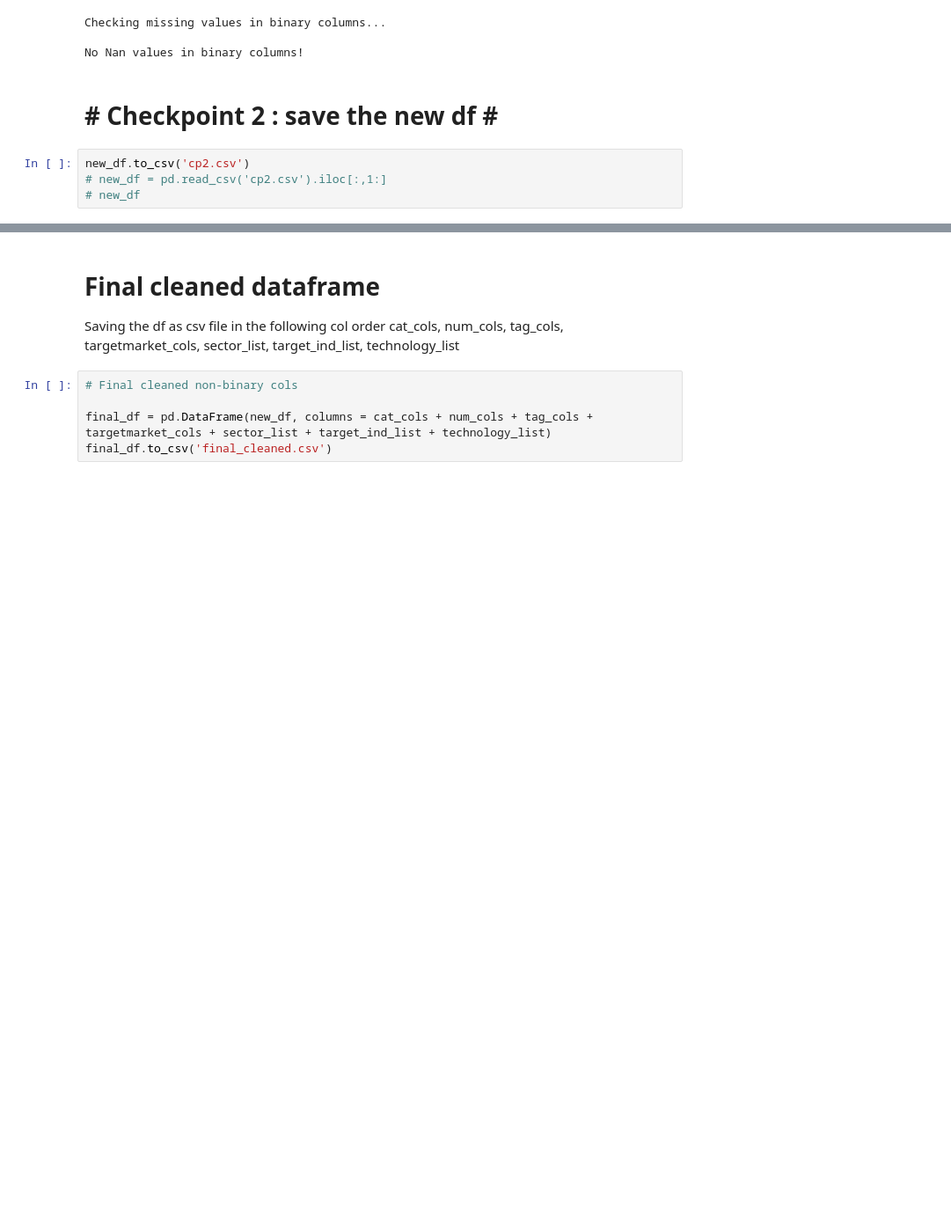
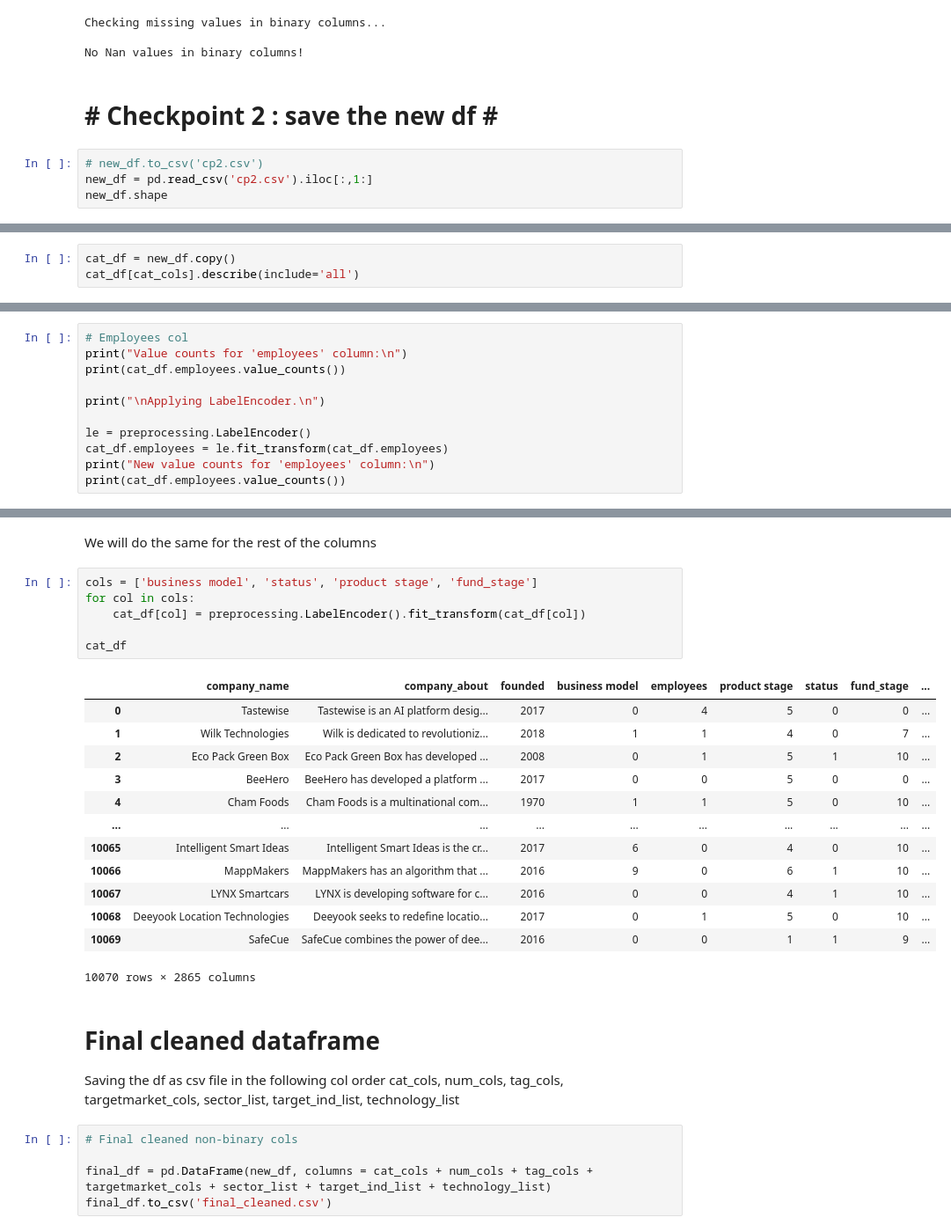
Before and after one commit to matanini/startup_classifier, a Jupyter notebook: clean.ipynb, the cells around one changed output, grey strips where cells are left out. Shown at 88% size. Saved outputs shown, nothing was run; the diff lists cells and outputs as text; blank space fills up the shorter version.

```diff
--- a/clean.ipynb
+++ b/clean.ipynb
@@ -216,6 +218,6 @@ No Nan values in binary columns!
 # %% [markdown]
 <h1> # Checkpoint 2 : save the new df # </h1>
 # %%
-new_df.to_csv('cp2.csv')
-# new_df = pd.read_csv('cp2.csv').iloc[:,1:]
-# new_df
+# new_df.to_csv('cp2.csv')
+new_df = pd.read_csv('cp2.csv').iloc[:,1:]
+new_df.shape
@@ -221,0 +240,3 @@ new_df.to_csv('cp2.csv')
+# %%
+cat_df = new_df.copy()
+cat_df[cat_cols].describe(include='all')
@@ -221,0 +259,11 @@ new_df.to_csv('cp2.csv')
+# %%
+# Employees col
+print("Value counts for 'employees' column:\n")
+print(cat_df.employees.value_counts())
+
+print("\nApplying LabelEncoder.\n")
+
+le = preprocessing.LabelEncoder()
+cat_df.employees = le.fit_transform(cat_df.employees)
+print("New value counts for 'employees' column:\n")
+print(cat_df.employees.value_counts())
@@ -222,3 +288,25 @@ new_df.to_csv('cp2.csv')
+# %% [markdown]
+We will do the same for the rest of the columns
+# %%
+cols = ['business model', 'status', 'product stage', 'fund_stage']
+for col in cols:
+    cat_df[col] = preprocessing.LabelEncoder().fit_transform(cat_df[col])
+
+cat_df
+# %% [output]
+|  | company_name | company_about | founded | business model | employees | product stage | status | fund_stage | ... |
+| 0 | Tastewise | Tastewise is an AI platform desig... | 2017 | 0 | 4 | 5 | 0 | 0 | ... |
+| 1 | Wilk Technologies | Wilk is dedicated to revolutioniz... | 2018 | 1 | 1 | 4 | 0 | 7 | ... |
+| 2 | Eco Pack Green Box | Eco Pack Green Box has developed ... | 2008 | 0 | 1 | 5 | 1 | 10 | ... |
+| 3 | BeeHero | BeeHero has developed a platform ... | 2017 | 0 | 0 | 5 | 0 | 0 | ... |
+| 4 | Cham Foods | Cham Foods is a multinational com... | 1970 | 1 | 1 | 5 | 0 | 10 | ... |
+| ... | ... | ... | ... | ... | ... | ... | ... | ... | ... |
+| 10065 | Intelligent Smart Ideas | Intelligent Smart Ideas is the cr... | 2017 | 6 | 0 | 4 | 0 | 10 | ... |
+| 10066 | MappMakers | MappMakers has an algorithm that ... | 2016 | 9 | 0 | 6 | 1 | 10 | ... |
+| 10067 | LYNX Smartcars | LYNX is developing software for c... | 2016 | 0 | 0 | 4 | 1 | 10 | ... |
+| 10068 | Deeyook Location Technologies | Deeyook seeks to redefine locatio... | 2017 | 0 | 1 | 5 | 0 | 10 | ... |
+| 10069 | SafeCue | SafeCue combines the power of dee... | 2016 | 0 | 0 | 1 | 1 | 9 | ... |
+10070 rows × 2865 columns
 # %% [markdown]
 <h1>Final cleaned dataframe</h1>
 <p>Saving the df as csv file in the following col order</br>
```
Also changed, not shown: parts of 8 cells of this notebook.
